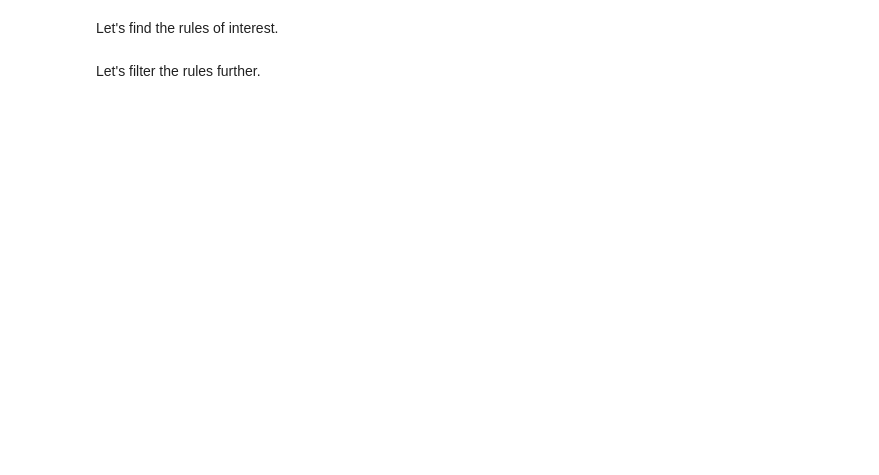
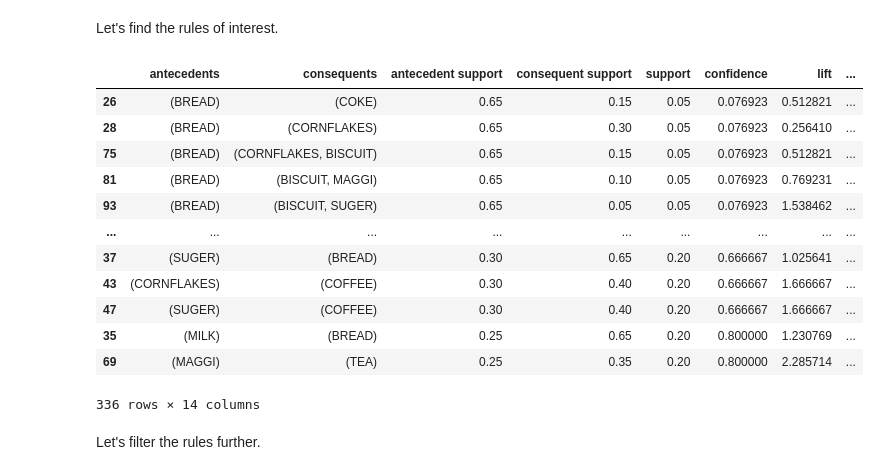
Before and after one commit to christinabrnn/Python-Study, a Jupyter notebook: BA820/association_rules_unsolved.ipynb, the cells around one changed output. Cells and saved outputs as stored; diff of their text form; code cells hidden in the pictures; blank space fills up the shorter version.

```diff
--- a/BA820/association_rules_unsolved.ipynb
+++ b/BA820/association_rules_unsolved.ipynb
@@ -84,2 +180,21 @@ rules.
+# %%
+rules = association_rules(frequent_itemsets,
+                          num_itemsets = frequent_itemsets.shape[0],
+                          metric = "support", min_threshold = 0.05)
+rules.sort_values(by=["support", "confidence"])
+# %% [output]
+|  | antecedents | consequents | antecedent support | consequent support | support | confidence | lift | ... |
+| 26 | (BREAD) | (COKE) | 0.65 | 0.15 | 0.05 | 0.076923 | 0.512821 | ... |
+| 28 | (BREAD) | (CORNFLAKES) | 0.65 | 0.30 | 0.05 | 0.076923 | 0.256410 | ... |
+| 75 | (BREAD) | (CORNFLAKES, BISCUIT) | 0.65 | 0.15 | 0.05 | 0.076923 | 0.512821 | ... |
+| 81 | (BREAD) | (BISCUIT, MAGGI) | 0.65 | 0.10 | 0.05 | 0.076923 | 0.769231 | ... |
+| 93 | (BREAD) | (BISCUIT, SUGER) | 0.65 | 0.05 | 0.05 | 0.076923 | 1.538462 | ... |
+| ... | ... | ... | ... | ... | ... | ... | ... | ... |
+| 37 | (SUGER) | (BREAD) | 0.30 | 0.65 | 0.20 | 0.666667 | 1.025641 | ... |
+| 43 | (CORNFLAKES) | (COFFEE) | 0.30 | 0.40 | 0.20 | 0.666667 | 1.666667 | ... |
+| 47 | (SUGER) | (COFFEE) | 0.30 | 0.40 | 0.20 | 0.666667 | 1.666667 | ... |
+| 35 | (MILK) | (BREAD) | 0.25 | 0.65 | 0.20 | 0.800000 | 1.230769 | ... |
+| 69 | (MAGGI) | (TEA) | 0.25 | 0.35 | 0.20 | 0.800000 | 2.285714 | ... |
+336 rows × 14 columns
 # %% [markdown]
 Let's filter the rules further.
```
Also changed, not shown: parts of 18 cells of this notebook.
